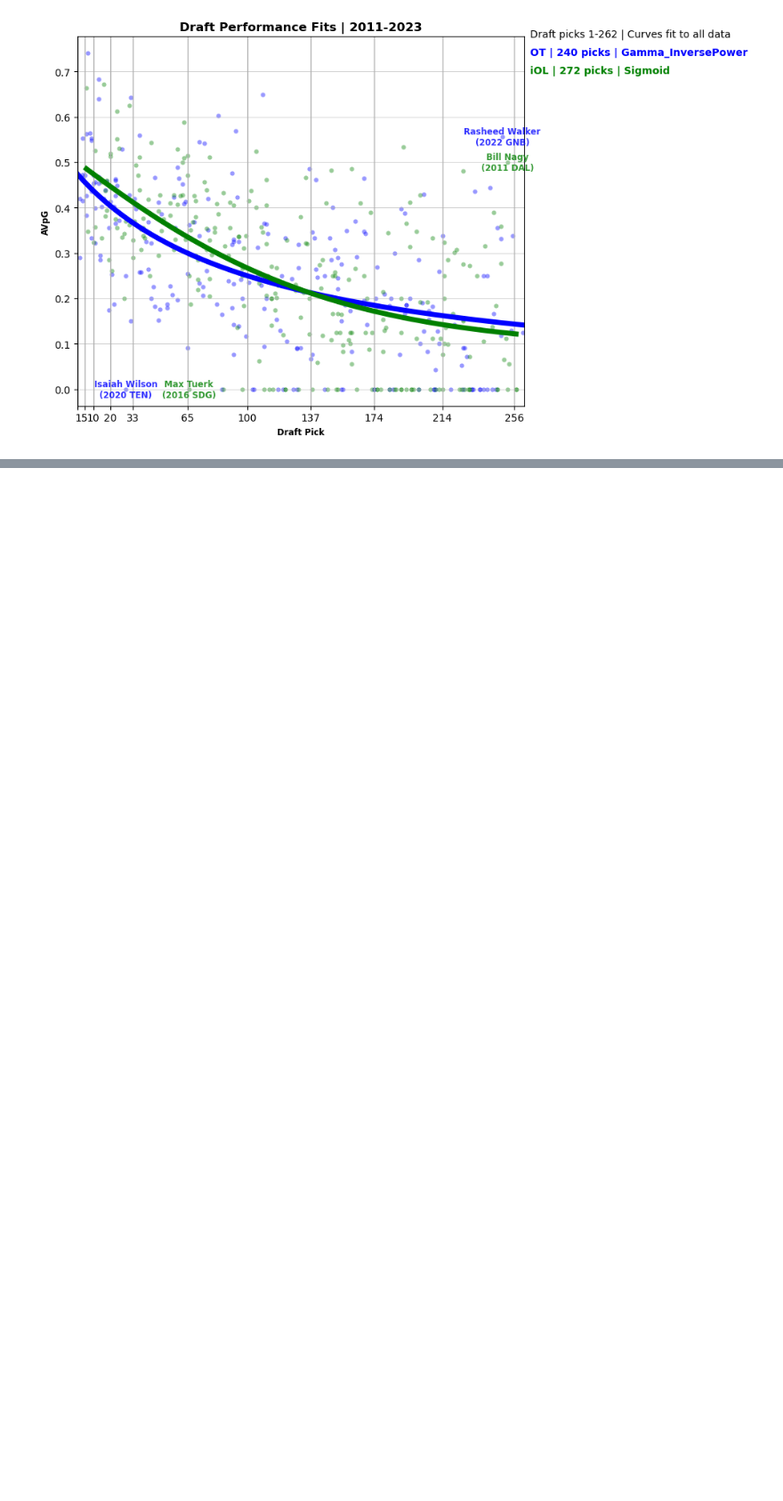
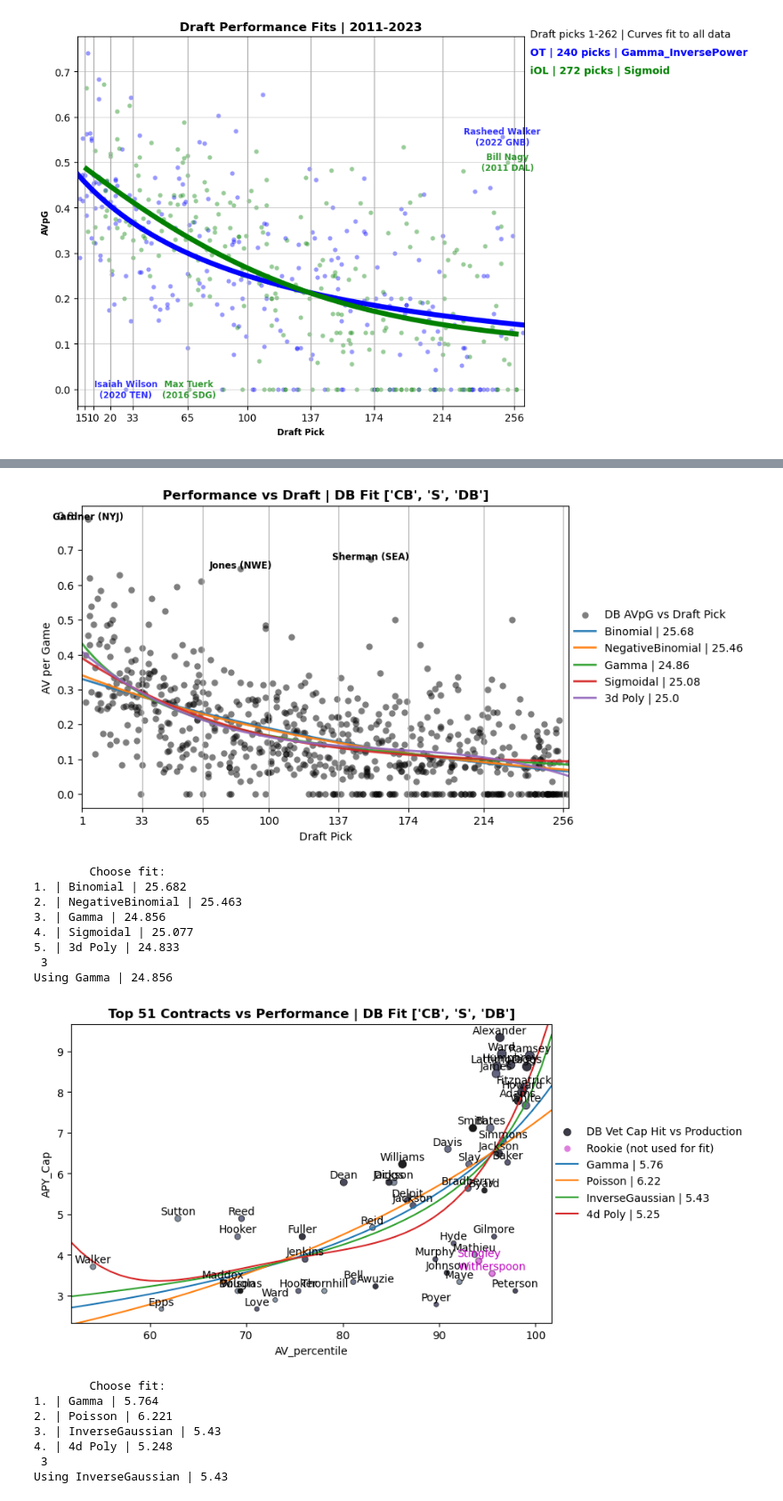
Before and after one commit to NBPub/nfl_draft_vs_market, a Jupyter notebook: Data Analysis.ipynb, the cells around one changed output, grey strips where cells are left out. Shown at 89% size. Saved outputs shown, nothing was run; the diff lists cells and outputs as text; code cells hidden in the pictures; blank space fills up the shorter version.

```diff
--- a/Data Analysis.ipynb
+++ b/Data Analysis.ipynb
@@ -191,7 +190,7 @@ class PosValueCalc:
         self.vet_market_choice() # default polyfit order=4
         pd.options.mode.chained_assignment = 'warn'
 
-        # save final graphs, tables
+        # after processing, generate and save graphs/tables
         # self.draft_surplus_graph(Path('position graphs')
         # self.market_premium_graph()
 
@@ -249,8 +248,6 @@ class PosValueCalc:
         if len(self.position_group)>1:
             title_text += f' {[p for p in self.position_group]}'
         ax.set_title(title_text, fontweight='bold')
-        # plt.suptitle(f'top 3 of {d.shape[0]} picks labeled', y=0.87, x=0.87, ha='right',
-        #               fontweight='bold',fontsize='small')
         ax.legend([
     f'{self.position} AVpG vs Draft Pick',
     f'{str(fx1.family.__class__).split(".")[-1][:-2]} | {round(100*np.sum(fx1.resid_response**2)/sq_resp,2)}',
@@ -300,7 +297,7 @@ class PosValueCalc:
                     ]
 
         if self.position not in saved_choices.keys():
-            self.draft_fit_graph(deg=deg)
+            self.draft_fit_graph(deg=deg, user_choice=True)
             print('\tChoose fit:')
             for i, choice in enumerate(choices):
                 print(f'{i+1}.', '|', choice)
@@ -498,12 +495,13 @@ class PosValueCalc:
         d2 = d[d.AV_percentile.between(market_bounds[0], market_bounds[1])]
         peak = d2[d2.Surplus==d2.Surplus.max()].index[0]
 
-
-        # alternate definition, change intersect determination (see comparison graphs below)
-        # should also change market premium to difference
+        # alternate definition, (see comparison graphs)
         # d.loc[:,'Surplus'] = .01*d.AV_percentile*(d.Market_Cap-d.Rookie_Cap)
+        # then would need to change intersect determination
         # intersect = d.loc[3:,:][d.loc[3:,:].Surplus<=np.min(d.Surplus[0:3])]
         # intersect = intersect.index[0] if intersect.empty==False else None
+        # should also change market premium to difference
+        # d.Market_Cap-d.Rookie_Cap
 
         # Surplus
         ax.plot(d2.index, d2.Surplus, 'k.-', linewidth=2)
@@ -594,7 +592,7 @@ class PosValueCalc:
         # vet contract labels
         for ind in x2.sample(5).index:
             name = x2.loc[ind, 'Player']
-            label = name # f"{name.split(' ')[0][0]}. {name.split(' ')[-1]}"
+            label = name
             draft_ind = x_d[x_d.Player==name].index.values[0]
             coords = (x_d.loc[draft_ind,'AV_percentile'], x2.loc[ind, 'APY_Cap'])
             start = x_d.loc[draft_ind,'Cap']
@@ -1045,0 +1048,20 @@ draft_fit_compare(ot,iol, pick_bounds=(1,262),
+# %%
+demo = PosValueCalc('DB')
+# %% [output]
+[figure, added]
+        Choose fit:
+1. | Binomial | 25.682
+2. | NegativeBinomial | 25.463
+3. | Gamma | 24.856
+4. | Sigmoidal | 25.077
+5. | 3d Poly | 24.833
+ 3
+Using Gamma | 24.856
+[figure, added]
+        Choose fit:
+1. | Gamma | 5.764
+2. | Poisson | 6.221
+3. | InverseGaussian | 5.43
+4. | 4d Poly | 5.248
+ 3
+Using InverseGaussian | 5.43
```
Also changed, not shown: parts of 14 cells of this notebook, 4 other files.
